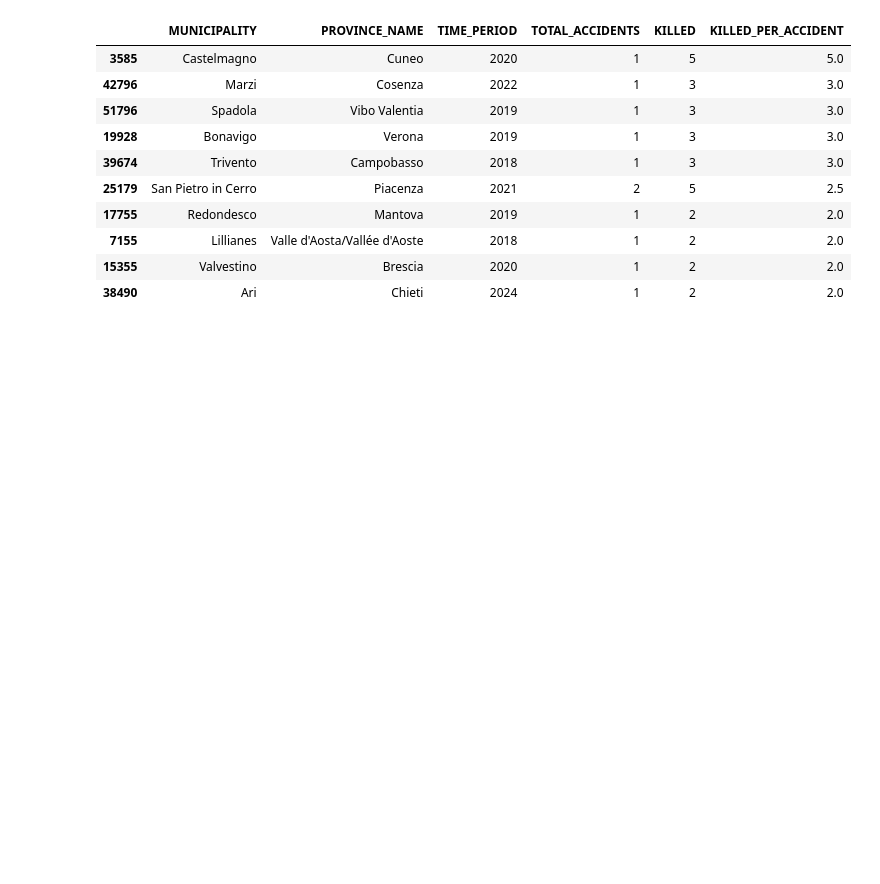
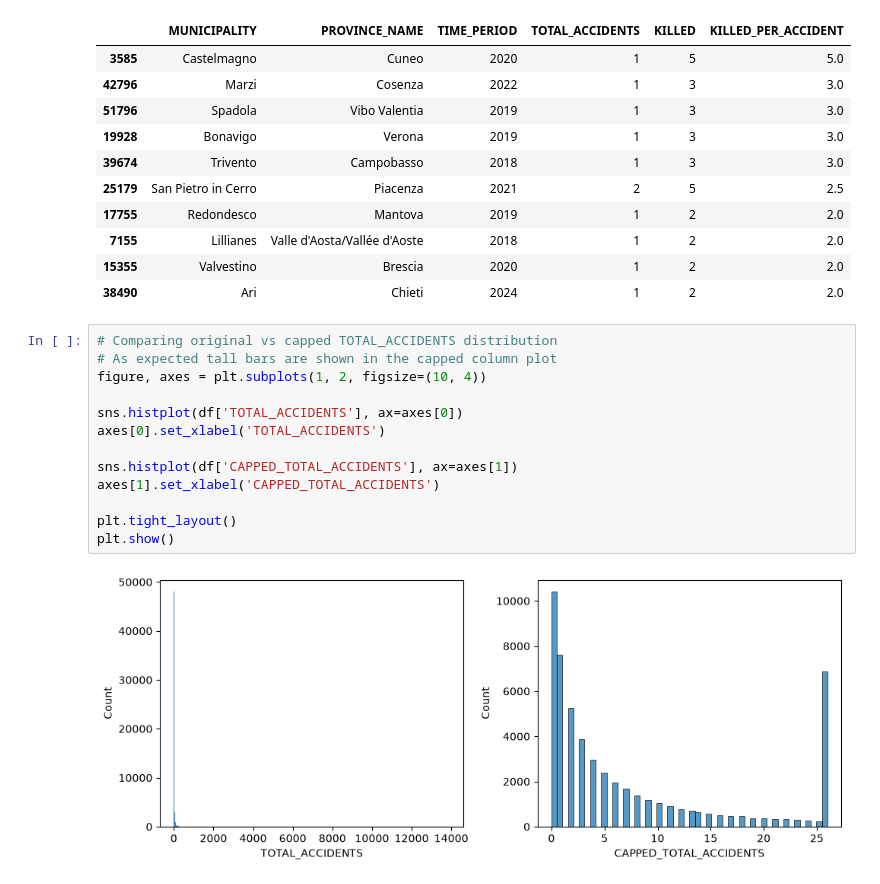
Before and after one commit to gretabarrale/boolean_capstone_project, a Jupyter notebook: eda.ipynb, the cells around one changed output. Cells and saved outputs as stored; diff of their text form; blank space fills up the shorter version.

Commit message:
adeed original vs capped TOTAL_ACCIDENTS distribution comparison

```diff
--- a/eda.ipynb
+++ b/eda.ipynb
@@ -289,3 +289,18 @@ df.sort_values('KILLED_PER_ACCIDENT', ascending=False).head(10)[
 | 7155 | Lillianes | Valle d'Aosta/Vallée d'Aoste | 2018 | 1 | 2 | 2.0 |
 | 15355 | Valvestino | Brescia | 2020 | 1 | 2 | 2.0 |
 | 38490 | Ari | Chieti | 2024 | 1 | 2 | 2.0 |
+# %%
+# Comparing original vs capped TOTAL_ACCIDENTS distribution
+# As expected tall bars are shown in the capped column plot
+figure, axes = plt.subplots(1, 2, figsize=(10, 4))
+
+sns.histplot(df['TOTAL_ACCIDENTS'], ax=axes[0])
+axes[0].set_xlabel('TOTAL_ACCIDENTS')
+
+sns.histplot(df['CAPPED_TOTAL_ACCIDENTS'], ax=axes[1])
+axes[1].set_xlabel('CAPPED_TOTAL_ACCIDENTS')
+
+plt.tight_layout()
+plt.show()
+# %% [output]
+[figure, added]
```
